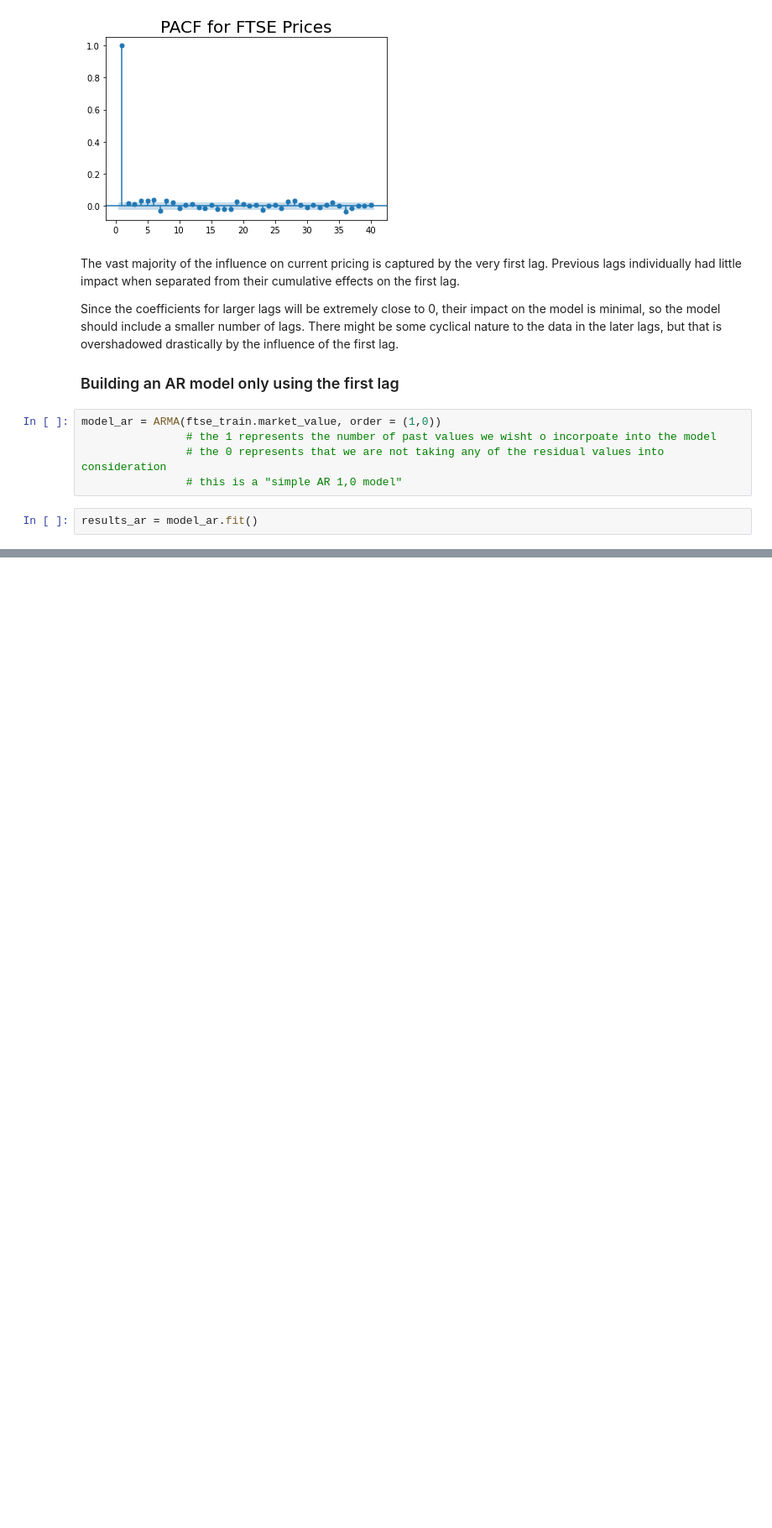
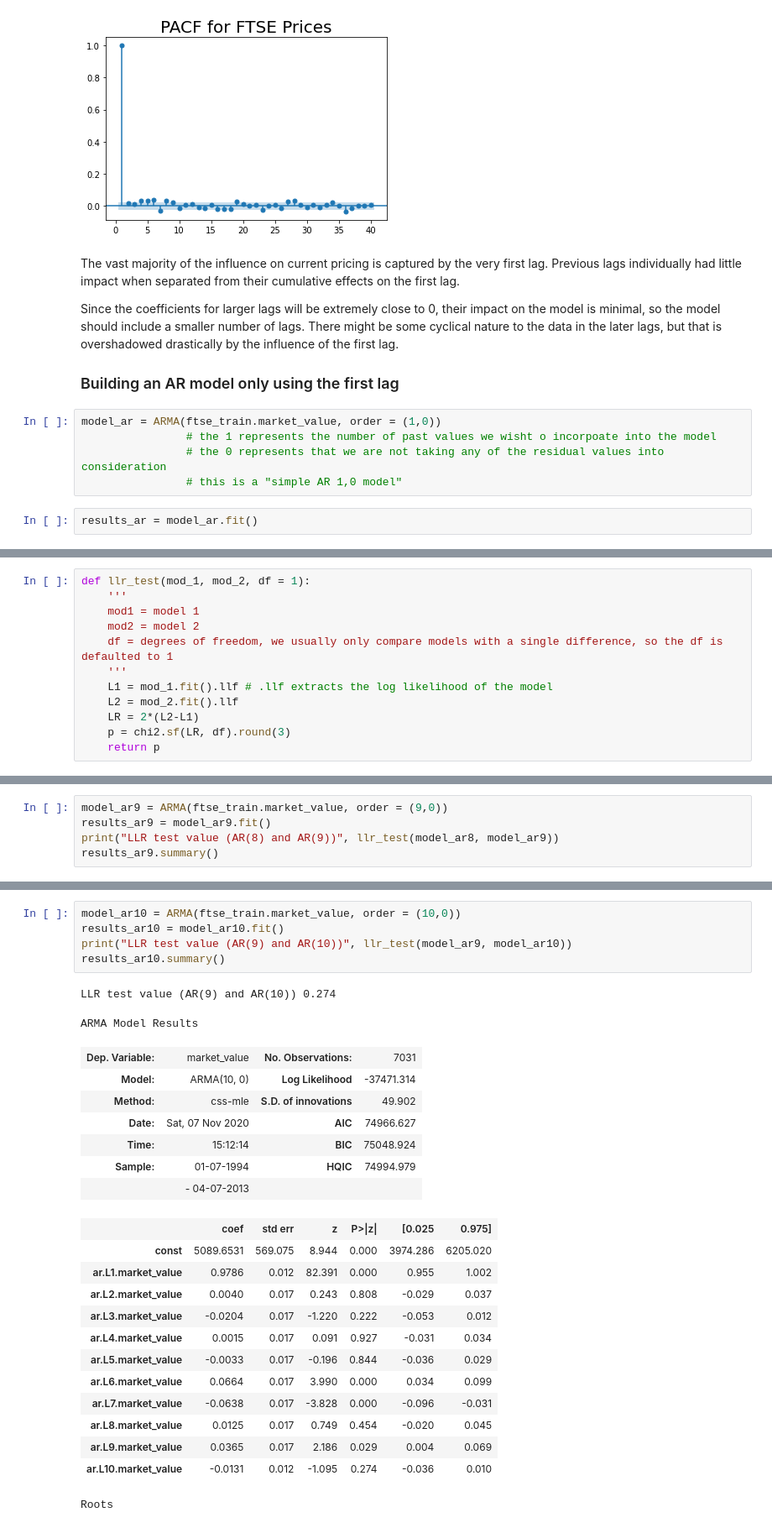
Before and after one commit to adam-gomez/time-series-exercises, a Jupyter notebook: time_series_analysis_model.ipynb, the cells around one changed output, grey strips where cells are left out. Shown at 84% size. Saved outputs shown, nothing was run; the diff lists cells and outputs as text; blank space fills up the shorter version.

Commit message:
Continuing development of ARIMA modeling

```diff
--- a/time_series_analysis_model.ipynb
+++ b/time_series_analysis_model.ipynb
@@ -636,0 +711,12 @@ const|[0.025 0.975] = If zero is not a part of the 95% confidence intervals, the
+# %%
+def llr_test(mod_1, mod_2, df = 1):
+    '''
+    mod1 = model 1
+    mod2 = model 2
+    df = degrees of freedom, we usually only compare models with a single difference, so the df is defaulted to 1
+    '''
+    L1 = mod_1.fit().llf # .llf extracts the log likelihood of the model
+    L2 = mod_2.fit().llf
+    LR = 2*(L2-L1)
+    p = chi2.sf(LR, df).round(3)
+    return p
@@ -636,0 +865,5 @@ const|[0.025 0.975] = If zero is not a part of the 95% confidence intervals, the
+# %%
+model_ar9 = ARMA(ftse_train.market_value, order = (9,0))
+results_ar9 = model_ar9.fit()
+print("LLR test value (AR(8) and AR(9))", llr_test(model_ar8, model_ar9))
+results_ar9.summary()
@@ -636,0 +902,28 @@ const|[0.025 0.975] = If zero is not a part of the 95% confidence intervals, the
+# %%
+model_ar10 = ARMA(ftse_train.market_value, order = (10,0))
+results_ar10 = model_ar10.fit()
+print("LLR test value (AR(9) and AR(10))", llr_test(model_ar9, model_ar10))
+results_ar10.summary()
+# %% [output]
+LLR test value (AR(9) and AR(10)) 0.274
+ARMA Model Results
+| Dep. Variable: | market_value | No. Observations: | 7031 |
+| Model: | ARMA(10, 0) | Log Likelihood | -37471.314 |
+| Method: | css-mle | S.D. of innovations | 49.902 |
+| Date: | Sat, 07 Nov 2020 | AIC | 74966.627 |
+| Time: | 15:12:14 | BIC | 75048.924 |
+| Sample: | 01-07-1994 | HQIC | 74994.979 |
+|  | - 04-07-2013 |  |  |
+|  | coef | std err | z | P>|z| | [0.025 | 0.975] |
+| const | 5089.6531 | 569.075 | 8.944 | 0.000 | 3974.286 | 6205.020 |
+| ar.L1.market_value | 0.9786 | 0.012 | 82.391 | 0.000 | 0.955 | 1.002 |
+| ar.L2.market_value | 0.0040 | 0.017 | 0.243 | 0.808 | -0.029 | 0.037 |
+| ar.L3.market_value | -0.0204 | 0.017 | -1.220 | 0.222 | -0.053 | 0.012 |
+| ar.L4.market_value | 0.0015 | 0.017 | 0.091 | 0.927 | -0.031 | 0.034 |
+| ar.L5.market_value | -0.0033 | 0.017 | -0.196 | 0.844 | -0.036 | 0.029 |
+| ar.L6.market_value | 0.0664 | 0.017 | 3.990 | 0.000 | 0.034 | 0.099 |
+| ar.L7.market_value | -0.0638 | 0.017 | -3.828 | 0.000 | -0.096 | -0.031 |
+| ar.L8.market_value | 0.0125 | 0.017 | 0.749 | 0.454 | -0.020 | 0.045 |
+| ar.L9.market_value | 0.0365 | 0.017 | 2.186 | 0.029 | 0.004 | 0.069 |
+| ar.L10.market_value | -0.0131 | 0.012 | -1.095 | 0.274 | -0.036 | 0.010 |
+Roots
```
Also changed, not shown: parts of 35 cells of this notebook.
